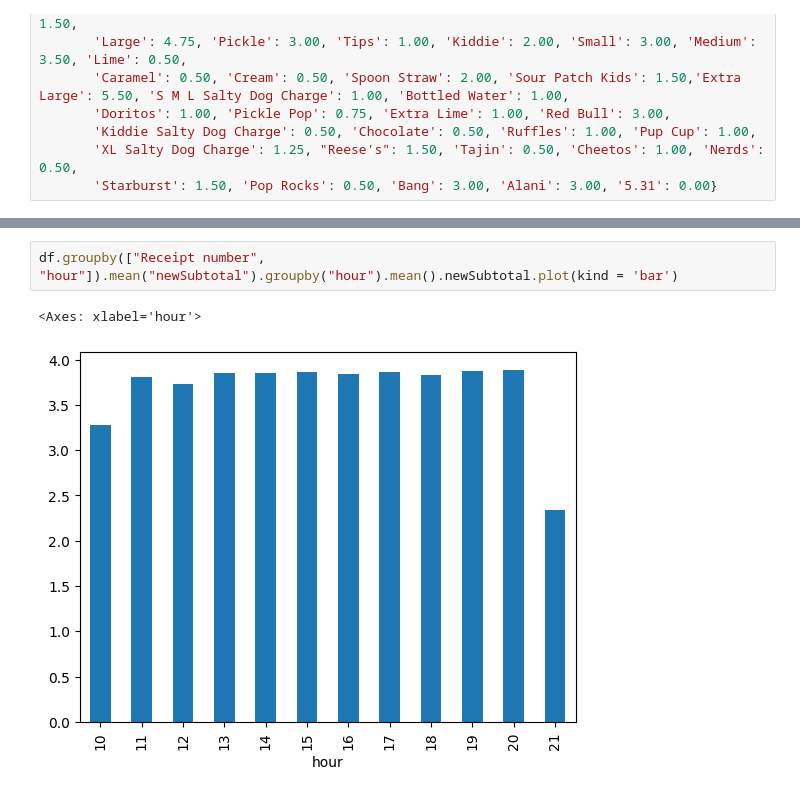
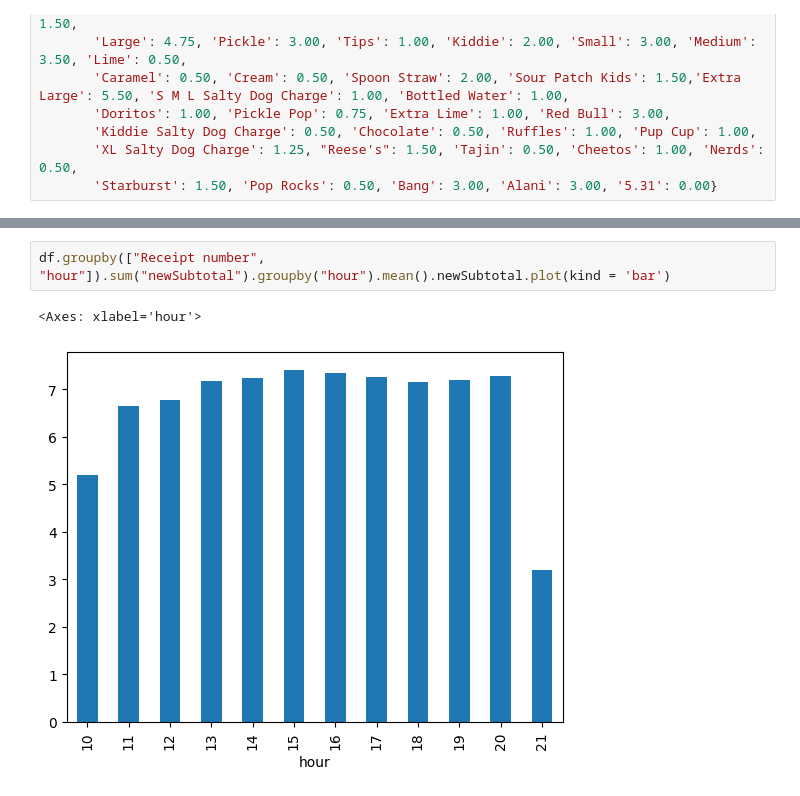
Before and after one commit to TWilly240/Snoasis, a Jupyter notebook: NewplotofReceiptbyhour.ipynb, the cells around one changed output, grey strips where cells are left out. Saved outputs shown, nothing was run; the diff lists cells and outputs as text.

```diff
--- a/NewplotofReceiptbyhour.ipynb
+++ b/NewplotofReceiptbyhour.ipynb
@@ -189,5 +134,5 @@ KeyError: 'newSubtotal'
 # %%
-df.groupby(["Receipt number", "hour"]).mean("newSubtotal").groupby("hour").mean().newSubtotal.plot(kind = 'bar')
+df.groupby(["Receipt number", "hour"]).sum("newSubtotal").groupby("hour").mean().newSubtotal.plot(kind = 'bar')
 # %% [output]
 <Axes: xlabel='hour'>
-[figure, old version]
+[figure, new version]
```
Also changed, not shown: parts of 10 cells of this notebook.
